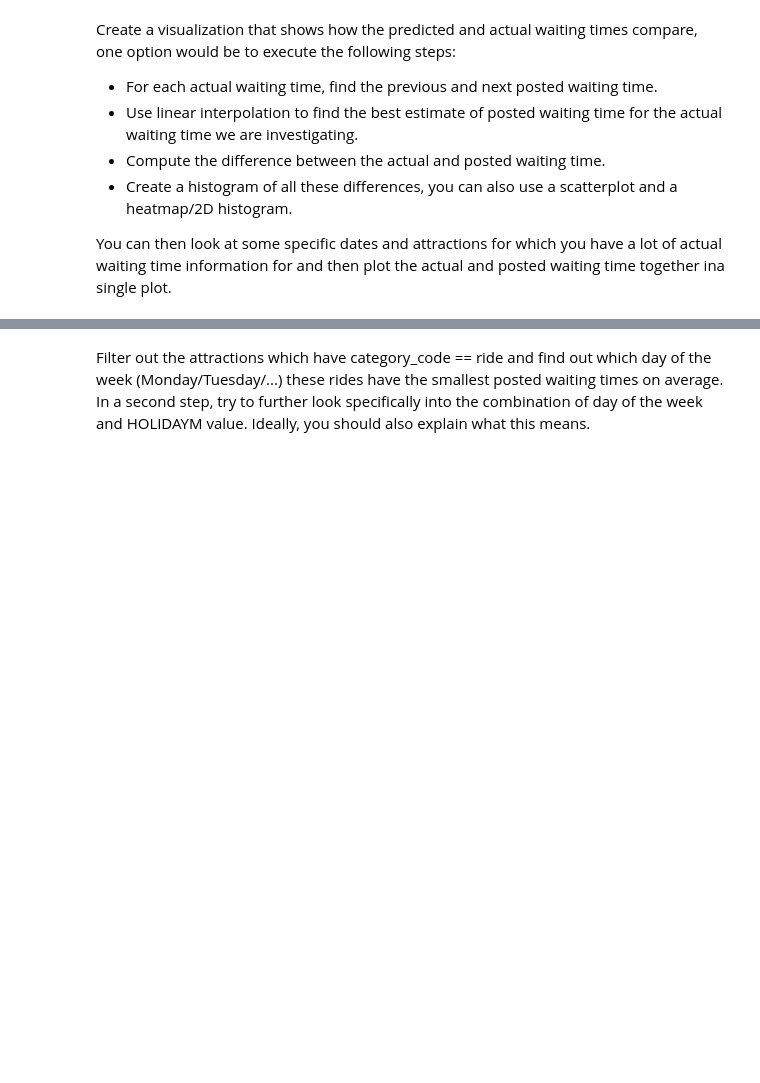
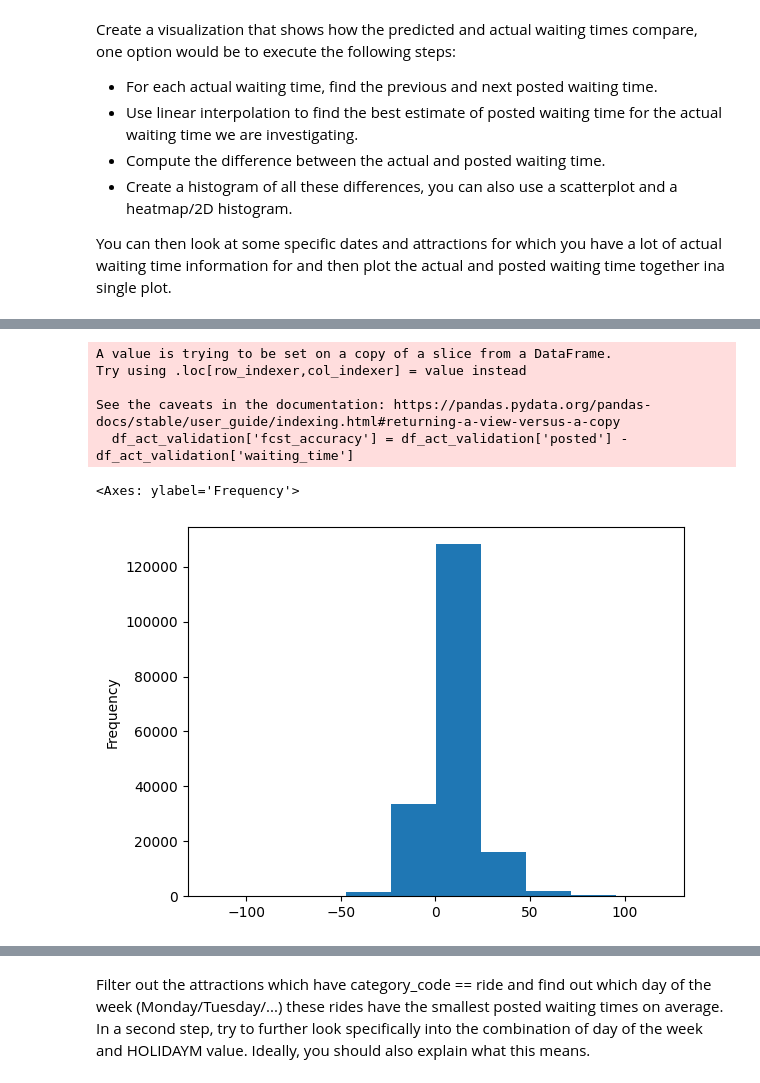
Before and after one commit to timsideanotmine/dummy-examen, a Jupyter notebook: notebooks/oefen-examen.ipynb, the cells around one changed output, grey strips where cells are left out. Cells and saved outputs as stored; diff of their text form; code cells hidden in the pictures; blank space fills up the shorter version.

Commit message:
stap 4, Research vraag 4.1 opgelost met de nodige varianten en plots

```diff
--- a/notebooks/oefen-examen.ipynb
+++ b/notebooks/oefen-examen.ipynb
@@ -627,0 +690,37 @@ information for and then plot the actual and posted waiting time together ina si
+# %%
+#  nu gaan we de functie toepassen op alle data punten voor de actuals
+#  dat zijn toch 2 miljoen data punten, dus niet via een simple for lus
+
+#  de specifieke selectie mag weg, we gaan over alles werken
+# date = '01/01/2015'
+# attraction = '7_dwarfs_train'
+
+#  dit plaatst de actuals ( die 2 miljoen records) in een dictionary
+# waarbij per datum en attractie dan die enkele data punten beschikbaar zijn
+#  (in schuifjes van kastjes zoals Tim dat zegt in de video)
+
+#  COMPUTE POSTED WAITING TIMES FOR ALL ACTUAL TIMES USING 'INTER1D'
+
+dict_act = dict()
+for (date, attraction), df_act in df_waiting_actual.groupby(['date','attraction']):
+    dict_act[date, attraction] = df_act
+    # break
+
+#  we doen dat via een group op 'datum' en op 'attractie van de oorspronkelijke posted waiting times
+dfs_act = list()
+for (date, attraction), df_post in tqdm(list(df_waiting_posted.groupby(['date','attraction']))):
+    if (date, attraction) not in dict_act:
+        continue
+    df_act = dict_act[date, attraction]
+    # Behoud die indexen die binnen de low/high waarden liggen van de interpolatie functie
+    idxs_keep = (~((df_act['minute'] <= df_post['minute'].min())
+             | (df_act['minute'] >= df_post['minute'].max()))
+            )
+    df_act = df_act.loc[idxs_keep.copy()]
+
+    interp_post_waiting = interp1d(df_post['minute'], df_post['waiting_time'])
+    df_act['posted'] = interp_post_waiting(df_act['minute'])
+    dfs_act.append(df_act)
+    # break # break statement zodat de lus niet volledig wordt utigevoerd en je ziet of het werkt of niet
+
+df_act_validation = pd.concat(dfs_act)
@@ -627,0 +818,12 @@ information for and then plot the actual and posted waiting time together ina si
+# %%
+df_act_validation['fcst_accuracy'] = df_act_validation['posted'] - df_act_validation['waiting_time']
+#  look into extreme errors, now, filter them out
+df_act_validation['fcst_accuracy'].plot.hist() # geeft extremen in de forecast, gweeon even negereren
+# %% [output]
+A value is trying to be set on a copy of a slice from a DataFrame.
+Try using .loc[row_indexer,col_indexer] = value instead
+
+See the caveats in the documentation: https://pandas.pydata.org/pandas-docs/stable/user_guide/indexing.html#returning-a-view-versus-a-copy
+  df_act_validation['fcst_accuracy'] = df_act_validation['posted'] - df_act_validation['waiting_time']
+<Axes: ylabel='Frequency'>
+[figure, added]
```
Also changed, not shown: parts of 30 cells of this notebook.
